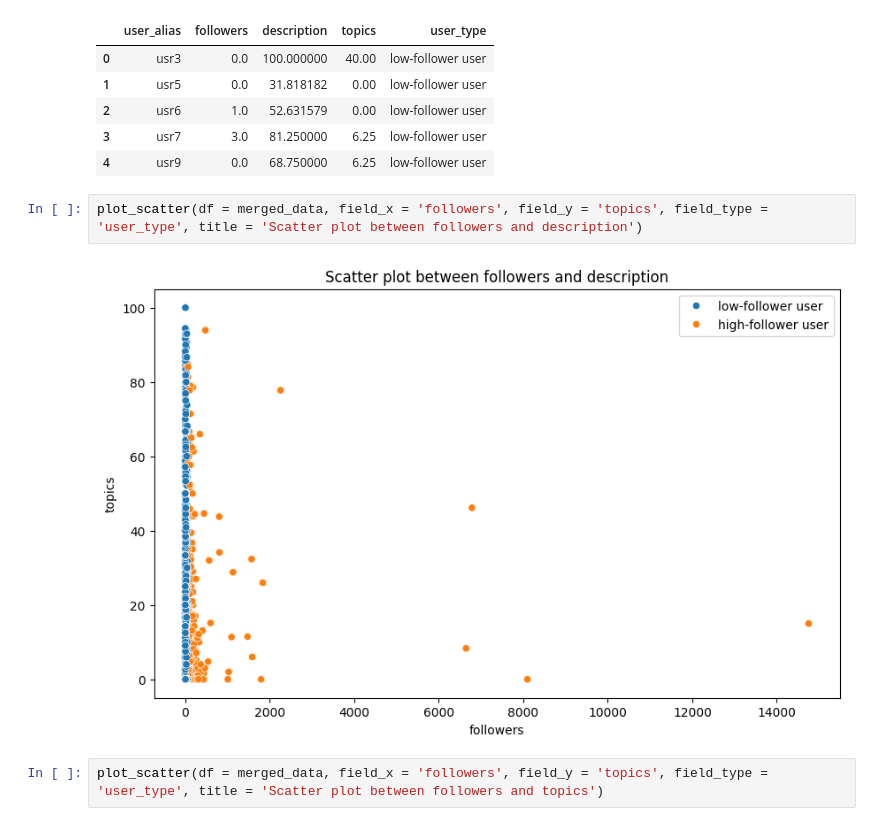
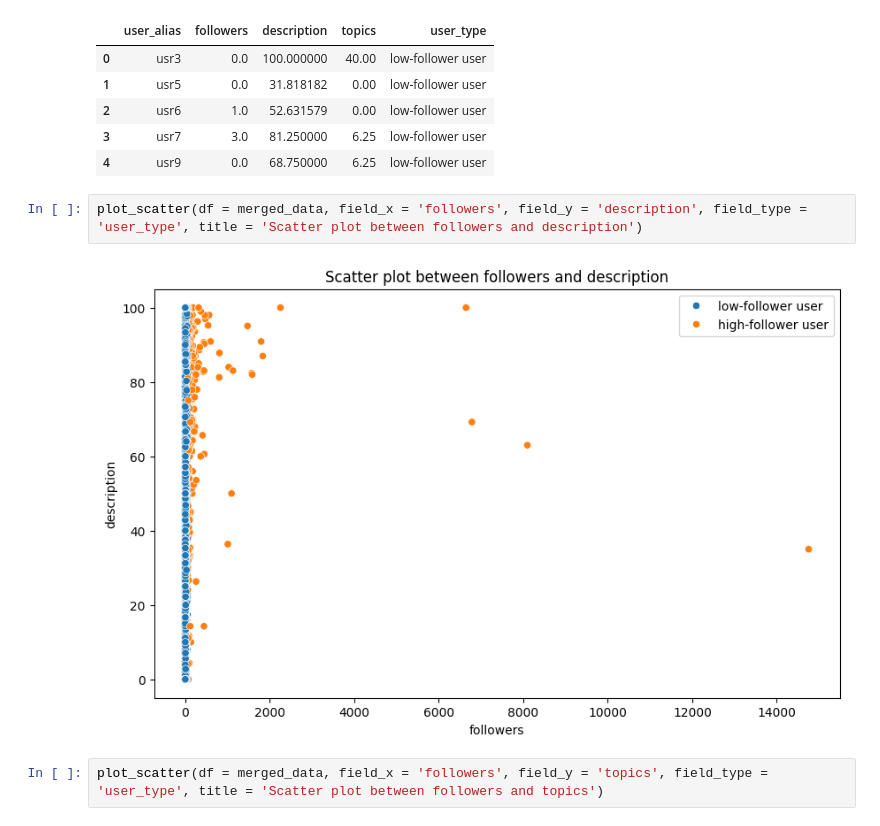
Before and after one commit to kritserv/analyze-how-python-developer-use-github, a Jupyter notebook: data_analysis.ipynb, the cells around one changed output. Cells and saved outputs as stored; diff of their text form.

Commit message:
fix description and followers scatterplot

```diff
--- a/data_analysis.ipynb
+++ b/data_analysis.ipynb
@@ -417,9 +417,9 @@ merged_data.head()
 | 3 | usr7 | 3.0 | 81.250000 | 6.25 | low-follower user |
 | 4 | usr9 | 0.0 | 68.750000 | 6.25 | low-follower user |
 # %%
-plot_scatter(df = merged_data, field_x = 'followers', field_y = 'topics', field_type = 'user_type', title = 'Scatter plot between followers and description')
+plot_scatter(df = merged_data, field_x = 'followers', field_y = 'description', field_type = 'user_type', title = 'Scatter plot between followers and description')
 # %% [output]
-[figure, old version]
+[figure, new version]
 # %%
 plot_scatter(df = merged_data, field_x = 'followers', field_y = 'topics', field_type = 'user_type', title = 'Scatter plot between followers and topics')
 # %% [output]
```
Also changed, not shown: parts of 14 cells of this notebook.
